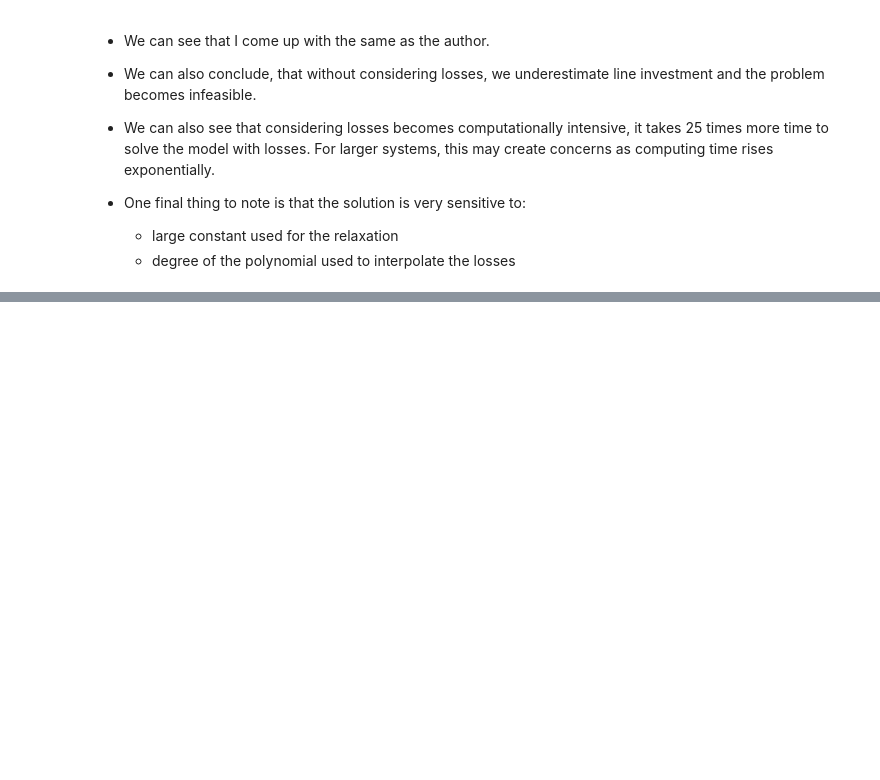
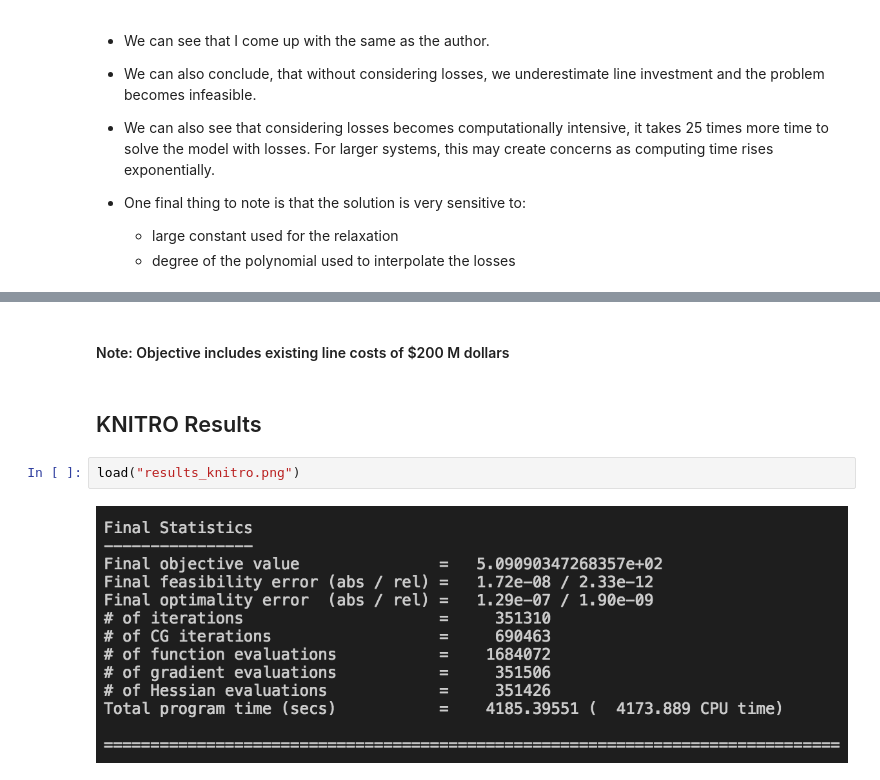
Before and after one commit to coquetm/CMiE-2017-Manuel-Coquet, a Jupyter notebook: Manuel_Coquet_Final_Project.ipynb, the cells around one changed output, grey strips where cells are left out. Saved outputs shown, nothing was run; the diff lists cells and outputs as text; blank space fills up the shorter version.

Commit message:
Included KNITRO code for NLP relaxation

```diff
--- a/Manuel_Coquet_Final_Project.ipynb
+++ b/Manuel_Coquet_Final_Project.ipynb
@@ -1772,0 +1970,8 @@ load("Results_paper.png")
+# %% [markdown]
+#### Note: Objective includes existing line costs of $200 M dollars
+# %% [markdown]
+## KNITRO Results
+# %%
+load("results_knitro.png")
+# %% [output]
+[figure, added]
```
Also changed, not shown: parts of 39 cells of this notebook, 3 other files.
